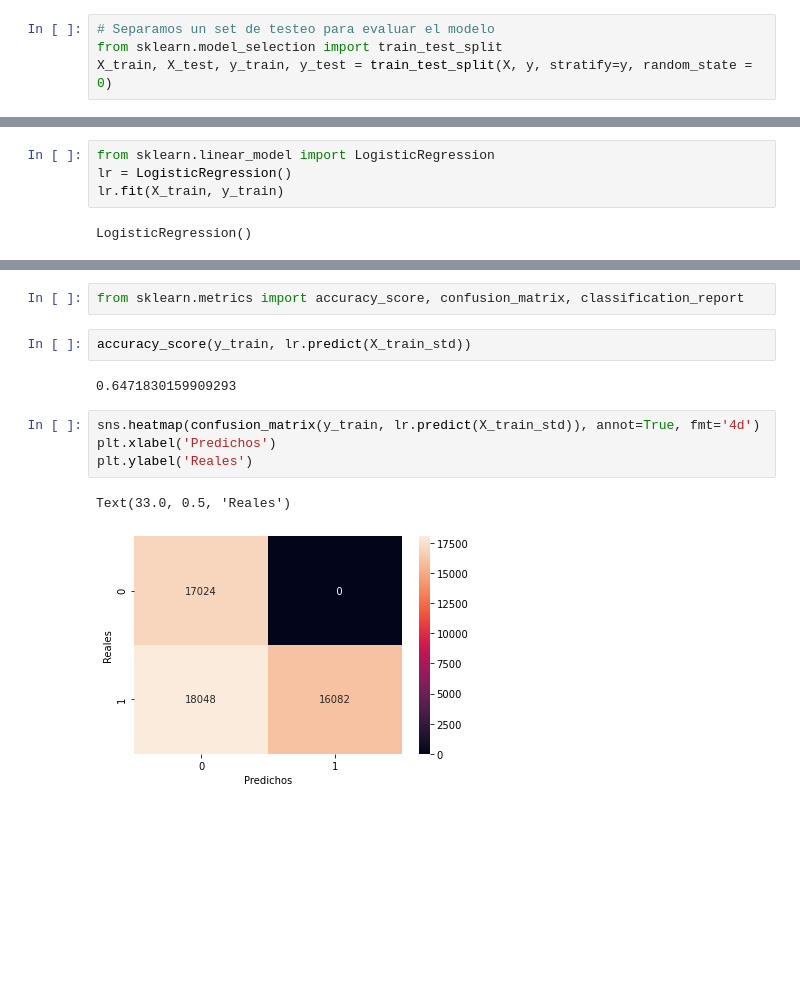
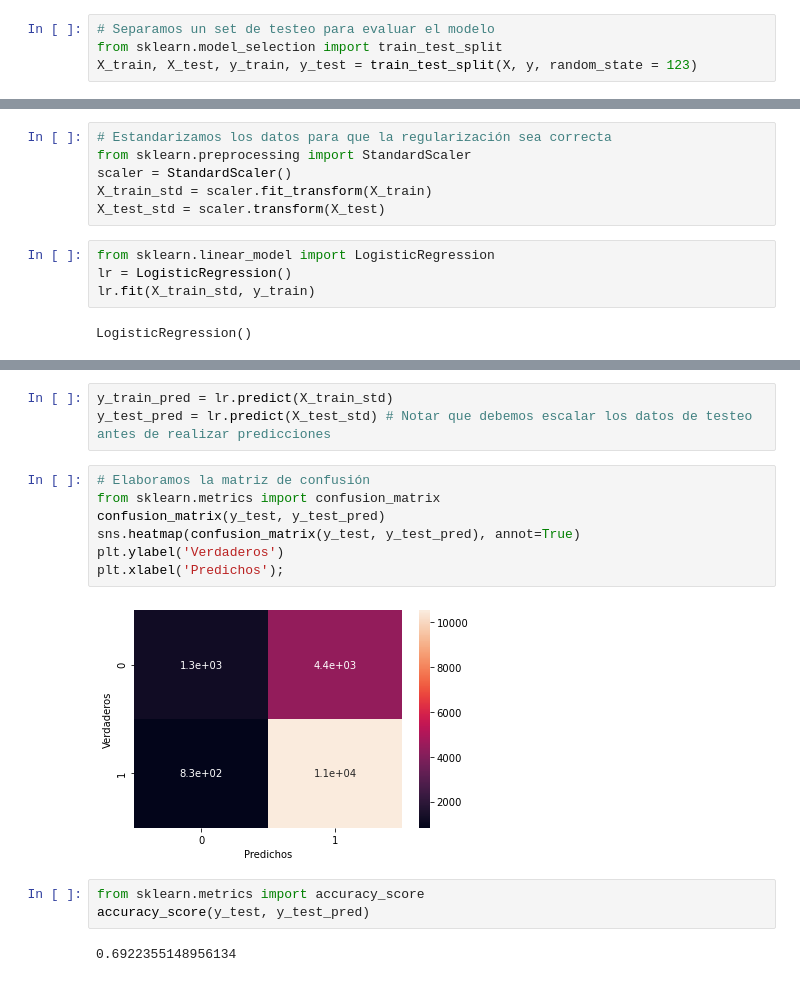
Before and after one commit to javiriquelme/DesafioLatamAirlines, a Jupyter notebook: solution.ipynb, the cells around one changed output, grey strips where cells are left out. Saved outputs shown, nothing was run; the diff lists cells and outputs as text; blank space fills up the shorter version.

```diff
--- a/solution.ipynb
+++ b/solution.ipynb
@@ -312,7 +731,7 @@ Name: Retraso_dummie, dtype: int32
 # %%
 # Separamos un set de testeo para evaluar el modelo
 from sklearn.model_selection import train_test_split
-X_train, X_test, y_train, y_test = train_test_split(X, y, stratify=y, random_state = 0)
+X_train, X_test, y_train, y_test = train_test_split(X, y, random_state = 123)
 # %%
 # Verificamos que coincidan las proporciones del target
 y_train.mean(), y_test.mean()
@@ -321,6 +740,12 @@ y_train.mean(), y_test.mean()
+# %%
+# Estandarizamos los datos para que la regularización sea correcta
+from sklearn.preprocessing import StandardScaler
+scaler = StandardScaler()
+X_train_std = scaler.fit_transform(X_train)
+X_test_std = scaler.transform(X_test)
 # %%
 from sklearn.linear_model import LogisticRegression
 lr = LogisticRegression()
-lr.fit(X_train, y_train)
+lr.fit(X_train_std, y_train)
 # %% [output]
 LogisticRegression()
@@ -327,13 +775,17 @@ LogisticRegression()
+# %%
+y_train_pred = lr.predict(X_train_std)
+y_test_pred = lr.predict(X_test_std) # Notar que debemos escalar los datos de testeo antes de realizar predicciones
+# %%
+# Elaboramos la matriz de confusión
+from sklearn.metrics import confusion_matrix
+confusion_matrix(y_test, y_test_pred)
+sns.heatmap(confusion_matrix(y_test, y_test_pred), annot=True)
+plt.ylabel('Verdaderos')
+plt.xlabel('Predichos');
+# %% [output]
+[figure, added]
 # %%
-from sklearn.metrics import accuracy_score, confusion_matrix, classification_report
+from sklearn.metrics import accuracy_score
+accuracy_score(y_test, y_test_pred)
+# %% [output]
+0.6922355148956134
-# %%
-accuracy_score(y_train, lr.predict(X_train_std))
-# %% [output]
-0.6471830159909293
-# %%
-sns.heatmap(confusion_matrix(y_train, lr.predict(X_train_std)), annot=True, fmt='4d')
-plt.xlabel('Predichos')
-plt.ylabel('Reales')
-# %% [output]
-Text(33.0, 0.5, 'Reales')
-[figure, removed]
```
Also changed, not shown: parts of 97 cells of this notebook.
